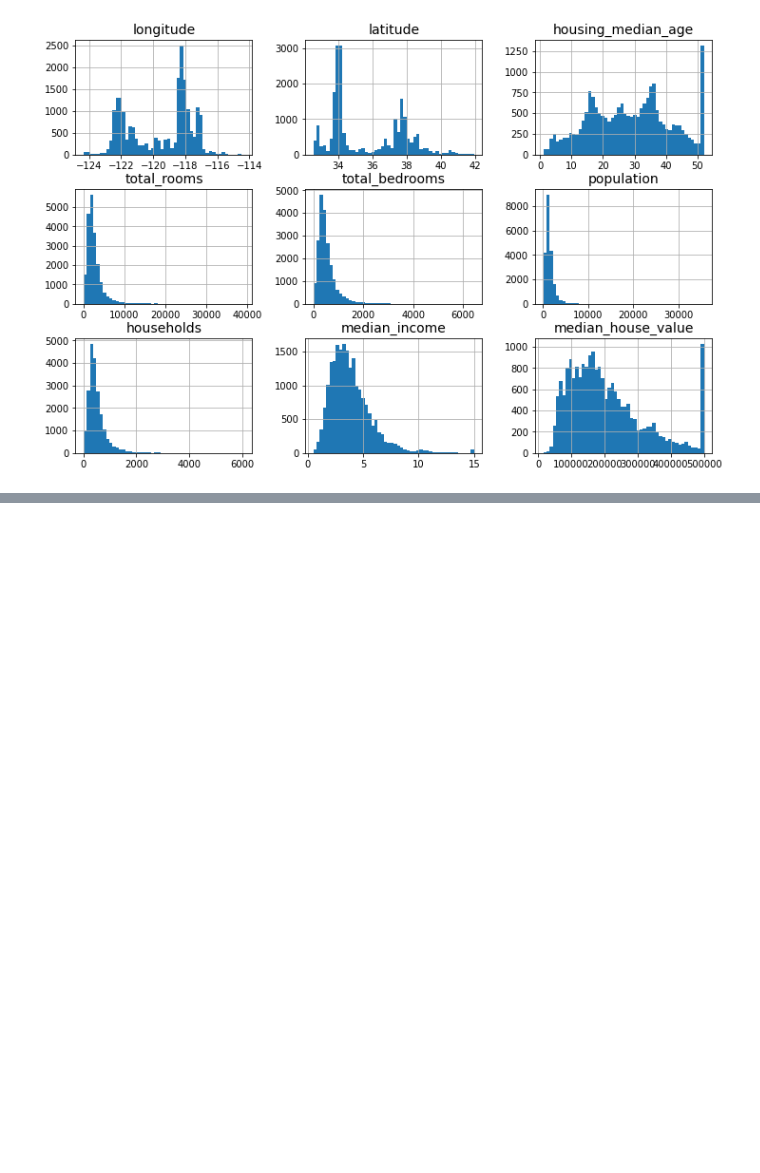
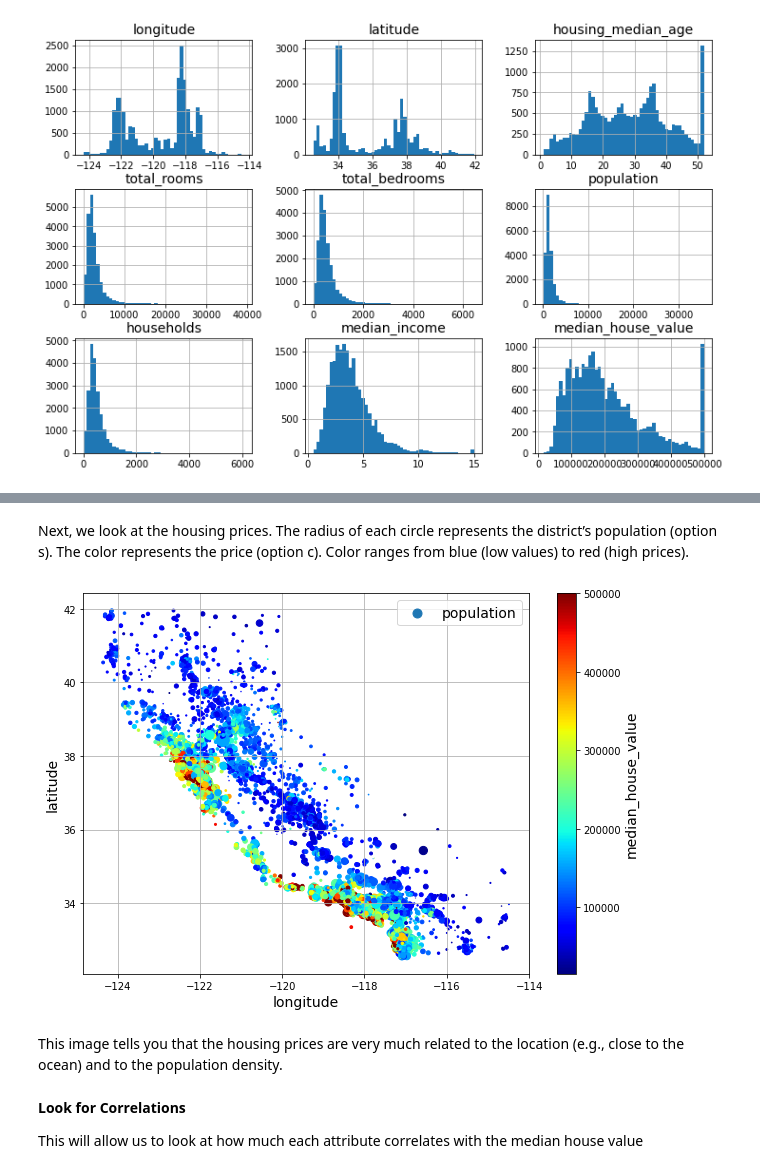
Before and after one commit to OswaldCc/californiaHousePricesPrediction, a Jupyter notebook: index.ipynb, the cells around one changed output, grey strips where cells are left out. Saved outputs shown, nothing was run; the diff lists cells and outputs as text; code cells hidden in the pictures; blank space fills up the shorter version.

```diff
--- a/index.ipynb
+++ b/index.ipynb
@@ -86,0 +182,16 @@ plt.show()
+# %% [markdown]
+Next, we look at the housing prices. The radius of each circle represents the district’s population (option s). The color represents the price (option c). Color ranges from blue (low values) to red (high prices).
+# %%
+housing.plot(kind="scatter", x="longitude", y="latitude", grid=True,
+             s=housing["population"] / 100, label="population",
+             c="median_house_value", cmap="jet", colorbar=True,
+             legend=True, sharex=False, figsize=(10, 7))
+plt.show()
+# %% [output]
+[figure, added]
+# %% [markdown]
+This image tells you that the housing prices are very much related to the location (e.g., close to the ocean) and to the population density.
+# %% [markdown]
+**Look for Correlations**
+
+This will allow us to look at how much each attribute correlates with the median house value
```
Also changed, not shown: parts of 24 cells of this notebook.
